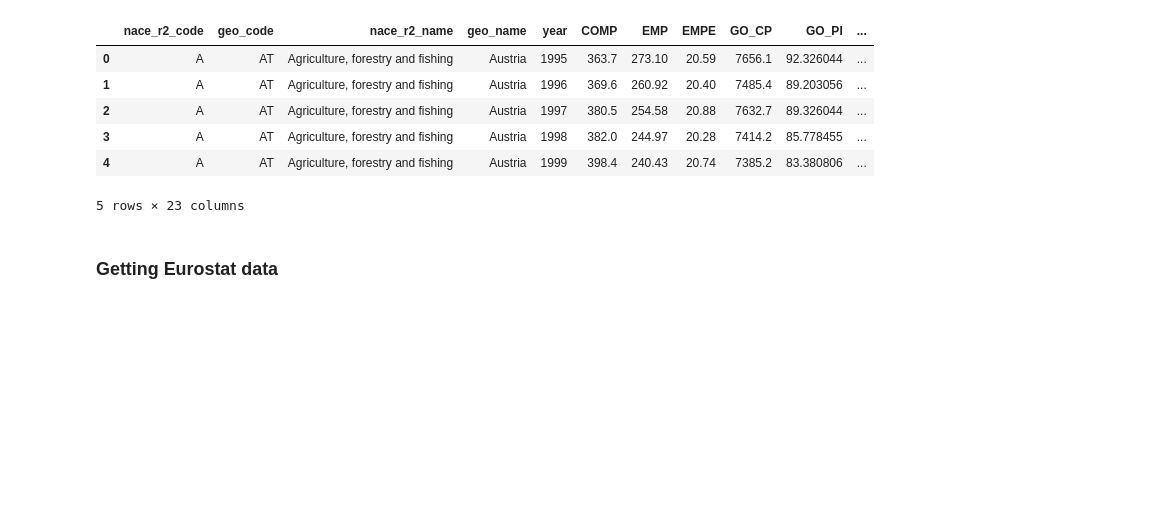
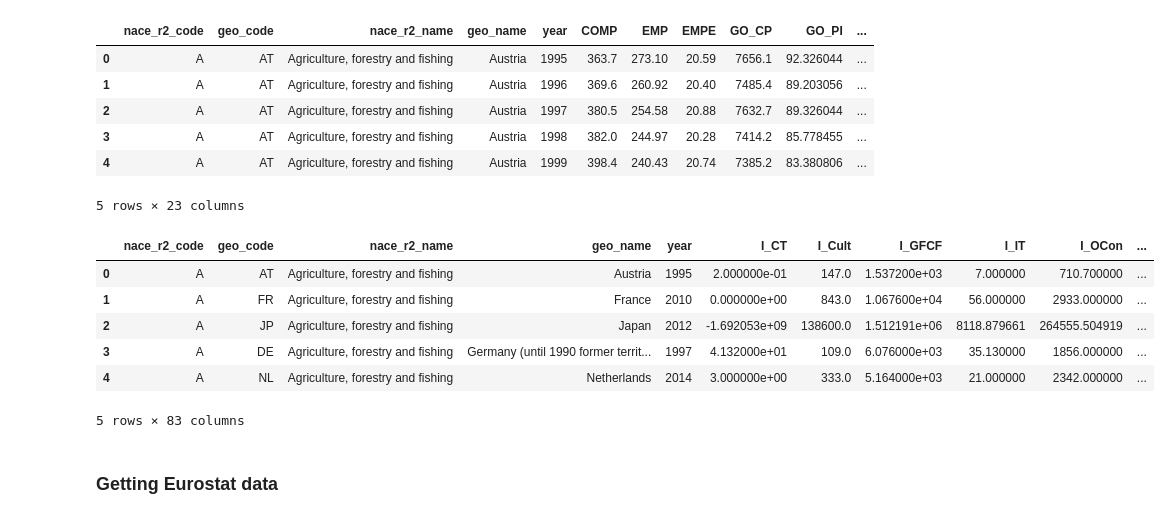
Before and after one commit to JanPintera/cee_competitiveness, a Jupyter notebook: RULC_decomposition.ipynb, the cells around one changed output. Saved outputs shown, nothing was run; the diff lists cells and outputs as text; code cells hidden in the pictures; blank space fills up the shorter version.

```diff
--- a/RULC_decomposition.ipynb
+++ b/RULC_decomposition.ipynb
@@ -40,6 +41,21 @@ klems_na.head()
 | 3 | A | AT | Agriculture, forestry and fishing | Austria | 1998 | 382.0 | 244.97 | 20.28 | 7414.2 | 85.778455 | ... |
 | 4 | A | AT | Agriculture, forestry and fishing | Austria | 1999 | 398.4 | 240.43 | 20.74 | 7385.2 | 83.380806 | ... |
 5 rows × 23 columns
+# %%
+klems_k = pyreadr.read_r("capital accounts.rds")[None]
+
+klems_k = klems_k.astype({"year": int})
+klems_k = get_regions(klems_k, 'geo_code')
+
+klems_k.head()
+# %% [output]
+|  | nace_r2_code | geo_code | nace_r2_name | geo_name | year | I_CT | I_Cult | I_GFCF | I_IT | I_OCon | ... |
+| 0 | A | AT | Agriculture, forestry and fishing | Austria | 1995 | 2.000000e-01 | 147.0 | 1.537200e+03 | 7.000000 | 710.700000 | ... |
+| 1 | A | FR | Agriculture, forestry and fishing | France | 2010 | 0.000000e+00 | 843.0 | 1.067600e+04 | 56.000000 | 2933.000000 | ... |
+| 2 | A | JP | Agriculture, forestry and fishing | Japan | 2012 | -1.692053e+09 | 138600.0 | 1.512191e+06 | 8118.879661 | 264555.504919 | ... |
+| 3 | A | DE | Agriculture, forestry and fishing | Germany (until 1990 former territ... | 1997 | 4.132000e+01 | 109.0 | 6.076000e+03 | 35.130000 | 1856.000000 | ... |
+| 4 | A | NL | Agriculture, forestry and fishing | Netherlands | 2014 | 3.000000e+00 | 333.0 | 5.164000e+03 | 21.000000 | 2342.000000 | ... |
+5 rows × 83 columns
 # %% [markdown]
 ### Getting Eurostat data
 # %% [markdown]
```
Also changed, not shown: parts of 25 cells of this notebook.
